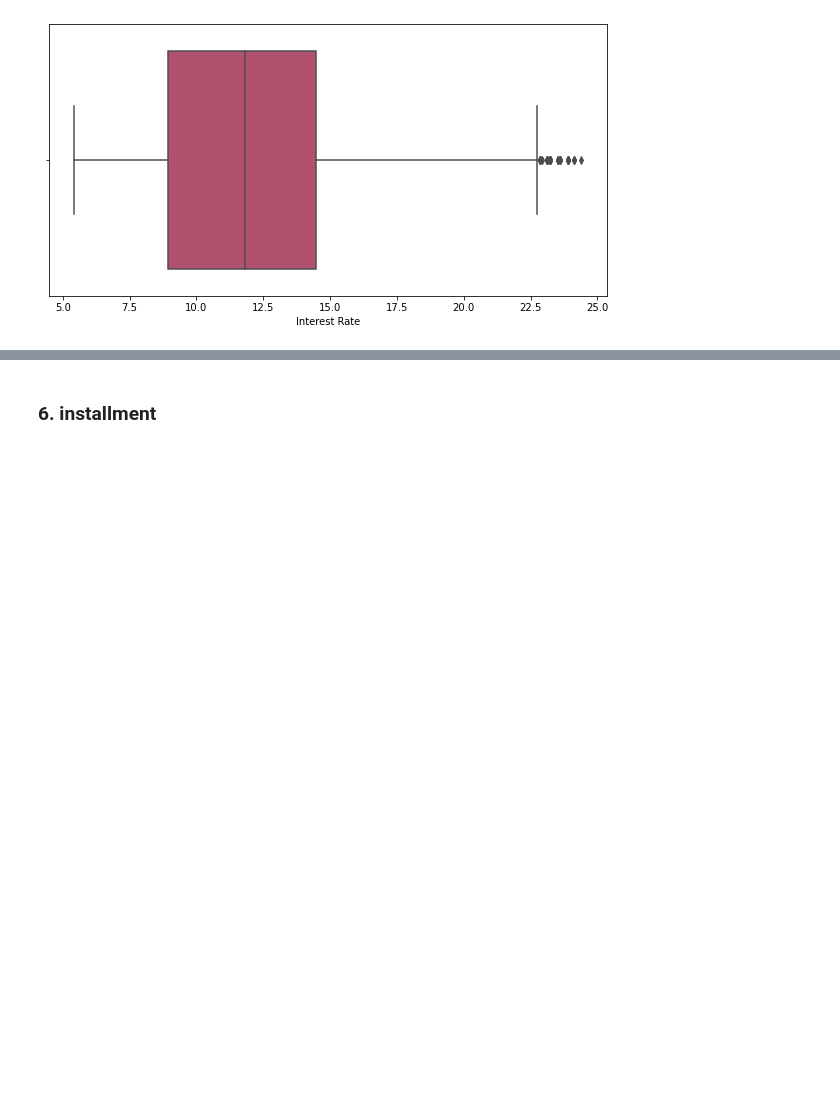
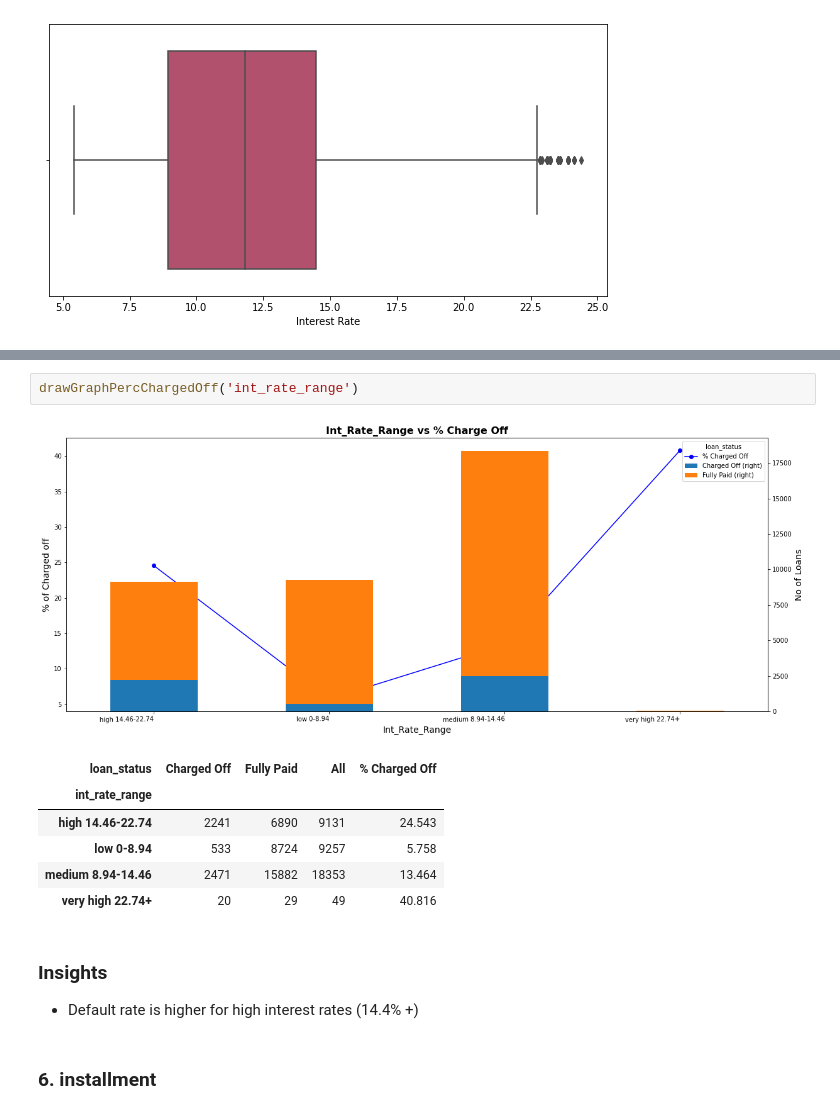
Before and after one commit to blahblahsingh/lending_club, a Jupyter notebook: lending_club.ipynb, the cells around one changed output, grey strips where cells are left out. Cells and saved outputs as stored; diff of their text form; blank space fills up the shorter version.

Commit message:
insights added

```diff
--- a/lending_club.ipynb
+++ b/lending_club.ipynb
@@ -665,3 +750,16 @@ drawBoxPlot("int_rate", 'Interest Rate')
+# %%
+drawGraphPercChargedOff('int_rate_range')
+# %% [output]
+[figure, added]
+| loan_status | Charged Off | Fully Paid | All | % Charged Off |
+| int_rate_range |  |  |  |  |
+| high 14.46-22.74 | 2241 | 6890 | 9131 | 24.543 |
+| low 0-8.94 | 533 | 8724 | 9257 | 5.758 |
+| medium 8.94-14.46 | 2471 | 15882 | 18353 | 13.464 |
+| very high 22.74+ | 20 | 29 | 49 | 40.816 |
+# %% [markdown]
+### Insights
+- Default rate is higher for high interest rates (14.4% +)
 # %% [markdown]
 ### 6. installment
 # %%
```
Also changed, not shown: parts of 78 cells of this notebook.
